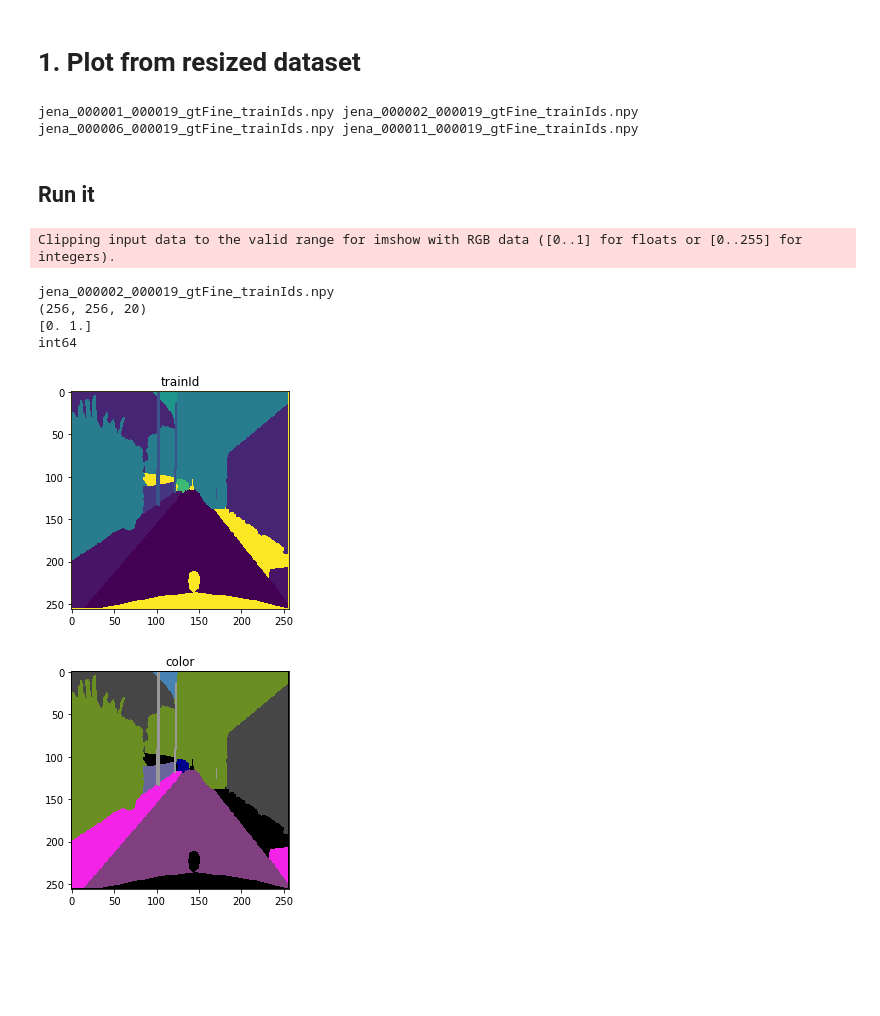
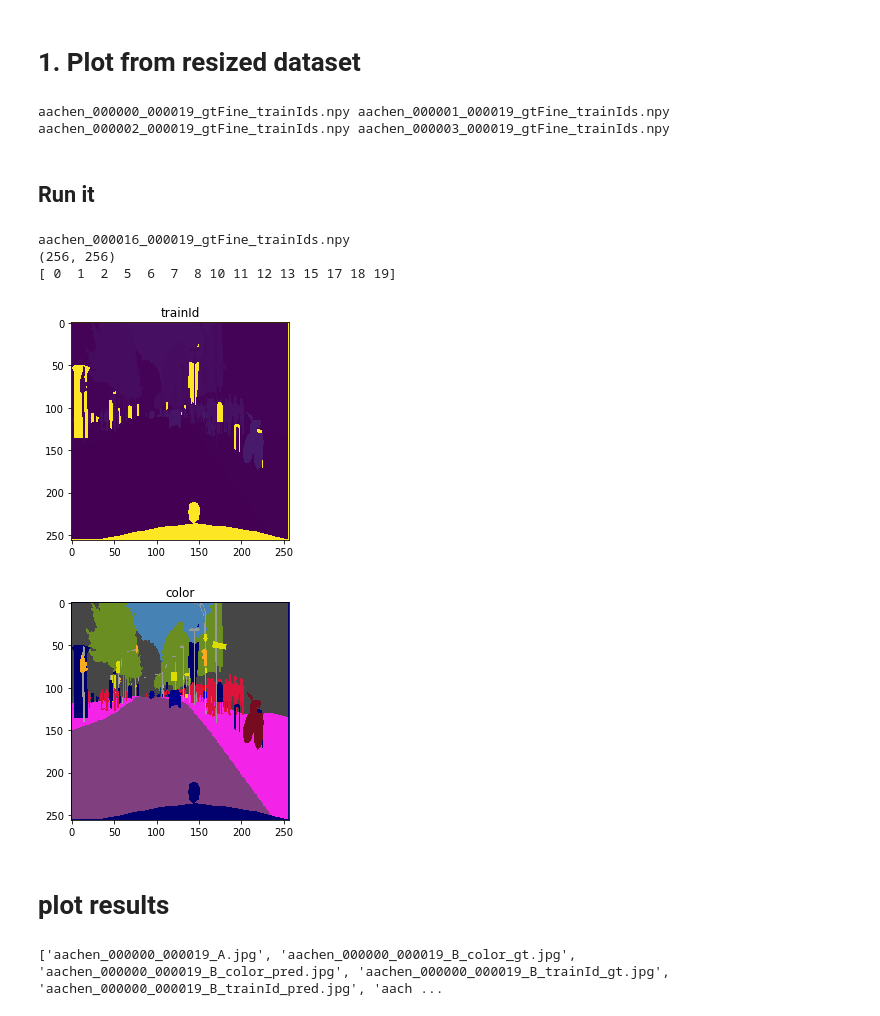
Before and after one commit to Chen-Yifan/segmentation_cityscapes, a Jupyter notebook: vis_data.ipynb, the cells around one changed output. Cells and saved outputs as stored; diff of their text form; code cells hidden in the pictures; blank space fills up the shorter version.

```diff
--- a/vis_data.ipynb
+++ b/vis_data.ipynb
@@ -3,8 +3,8 @@
 # %%
 # data path
 dataset_path = '/home/yifan/Github/segmentation_train/dataset/cityscapes_all/'
-mask_path = dataset_path + 'gtFine/'
-mask_test_path = mask_path + 'train'
+mask_path = dataset_path + 'gtFine_256/'
+mask_test_path = mask_path + 'test'
 # %%
 import os
 import numpy as np
@@ -17,33 +17,33 @@ masks.sort(key=lambda var:[int(x) if x.isdigit() else x
 # %%
 print(masks[0], masks[1], masks[2], masks[3])
 # %% [output]
-jena_000001_000019_gtFine_trainIds.npy jena_000002_000019_gtFine_trainIds.npy jena_000006_000019_gtFine_trainIds.npy jena_000011_000019_gtFine_trainIds.npy
+aachen_000000_000019_gtFine_trainIds.npy aachen_000001_000019_gtFine_trainIds.npy aachen_000002_000019_gtFine_trainIds.npy aachen_000003_000019_gtFine_trainIds.npy
 # %% [markdown]
 ## Run it
 # %%
 from dataGenerator import palette
 def plot(i):
     print(masks[i])
     # img = plt.imread(os.path.join(mask_test_path, masks[i]))
     img = np.load(os.path.join(mask_test_path, masks[i]))
     print(img.shape)
     print(np.unique(img))
-    trainId = np.argmax(img,axis=-1)
-    color = palette(trainId)
+#     trainId = np.argmax(img,axis=-1)
+    trainId = img.astype(int)
+    trainId = np.where(trainId==19, 255, trainId)
+    color = palette(trainId).astype(int)
 
     fig = plt.figure()
     a = plt.figure(1)
     plt.title('trainId')
     plot1 = plt.imshow(trainId)
     b = plt.figure(2)
     plt.title('color')
     plot2 = plt.imshow(color)
-plot(2)
+plot(16)
 # %% [output]
-Clipping input data to the valid range for imshow with RGB data ([0..1] for floats or [0..255] for integers).
+aachen_000016_000019_gtFine_trainIds.npy
+(256, 256)
+[ 0  1  2  5  6  7  8 10 11 12 13 15 17 18 19]
-jena_000002_000019_gtFine_trainIds.npy
-(256, 256, 20)
-[0. 1.]
-int64
-[figure, old version]
+[figure, new version]
-[figure, old version]
+[figure, new version]
@@ -49,0 +52,17 @@ int64
+# %% [markdown]
+# plot results
+# %%
+import numpy as np
+import os
+import re
+import imageio
+import matplotlib.pyplot as plt
+# data path
+ckpt_name = 'cityscapes_unet_softmax_100e/'
+result_path = '/media/exfat/yifan/rf_results/' + ckpt_name
+masks = os.listdir(result_path)
+masks.sort(key=lambda var:[int(x) if x.isdigit() else x
+                               for x in re.findall(r'[^0-9]|[0-9]+', var)])
+print(masks[0:10]) # 5*i + ?
+# %% [output]
+['aachen_000000_000019_A.jpg', 'aachen_000000_000019_B_color_gt.jpg', 'aachen_000000_000019_B_color_pred.jpg', 'aachen_000000_000019_B_trainId_gt.jpg', 'aachen_000000_000019_B_trainId_pred.jpg', 'aach ...
```
Also changed, not shown: parts of 2 cells of this notebook, 5 other files.
